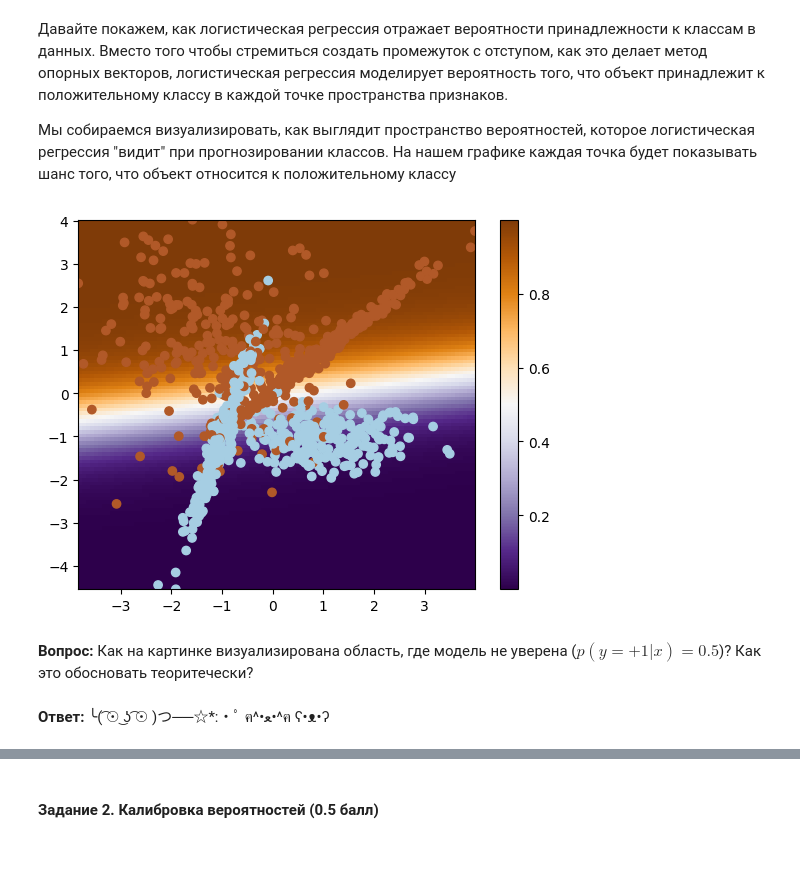
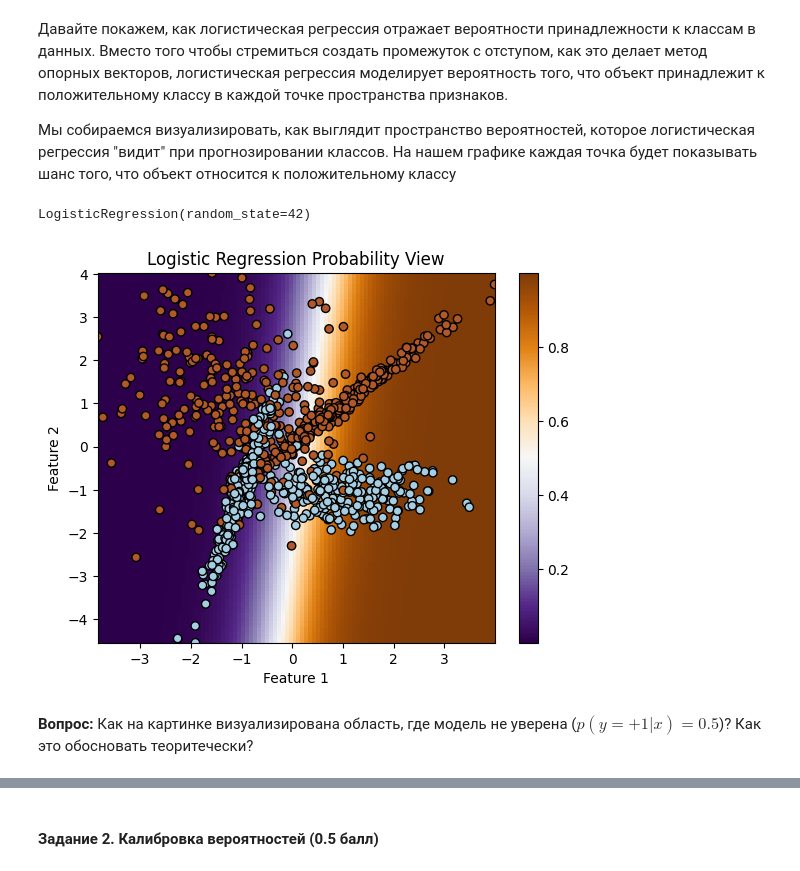
Before and after one commit to KoryakovDmitry/mai-ml-linear-classification-lab5, a Jupyter notebook: ML_MAI_&_SBER_Linear_classification_LAB_5.ipynb, the cells around one changed output, grey strips where cells are left out. Saved outputs shown, nothing was run; the diff lists cells and outputs as text; code cells hidden in the pictures.

```diff
--- a/ML_MAI_&_SBER_Linear_classification_LAB_5.ipynb
+++ b/ML_MAI_&_SBER_Linear_classification_LAB_5.ipynb
@@ -385,35 +401,42 @@ plot_svm_2D(X, y, model)
 Давайте покажем, как логистическая регрессия отражает вероятности принадлежности к классам в данных. Вместо того чтобы стремиться создать промежуток с отступом, как это делает метод опорных векторов, логистическая регрессия моделирует вероятность того, что объект принадлежит к положительному классу в каждой точке пространства признаков.
 
 Мы собираемся визуализировать, как выглядит пространство вероятностей, которое логистическая регрессия "видит" при прогнозировании классов. На нашем графике каждая точка будет показывать шанс того, что объект относится к положительному классу
+# %%
+# Генерация синтетических данных с 2 признаками
+X, y = make_classification(n_samples=1000, n_features=2, n_informative=2, n_redundant=0, random_state=42)
+
+# Обучение логистической регрессии
+log_reg = LogisticRegression(random_state=42)
+log_reg.fit(X, y)
+# %% [output]
+LogisticRegression(random_state=42)
 # %%
 def plot_logreg_2D(X, y, model):
-
-    #создали сетку
-    xx = np.linspace(X[:,0].min(), X[:,0].max(), 100)
-    yy = np.linspace(X[:,1].min(), X[:,1].max(), 100)
+    # Создание сетки
+    xx = np.linspace(X[:, 0].min(), X[:, 0].max(), 100)
+    yy = np.linspace(X[:, 1].min(), X[:, 1].max(), 100)
     YY, XX = np.meshgrid(yy, xx)
     xy = np.vstack([XX.ravel(), YY.ravel()]).T
 
-    #Ответы модели для сетки для отрисовки распределения
-    Z = #your code here
-    Z = Z.reshape((xx.shape[0], -1)).T
+    # Ответы модели для сетки для отрисовки распределения
+    Z = model.predict_proba(xy)[:, 1]
+    Z = Z.reshape(XX.shape)
 
-
+    # Отображение вероятностей
     image = plt.imshow(Z, interpolation='nearest',
                        extent=(xx.min(), xx.max(), yy.min(), yy.max()),
                        aspect='auto', origin='lower', cmap=plt.cm.PuOr_r)
 
-    #Отрисовали выборку
-    plt.scatter(#your code here
-                cmap=plt.cm.Paired)
+    # Отрисовка выборки
+    plt.scatter(X[:, 0], X[:, 1], c=y, edgecolors='k', cmap=plt.cm.Paired)
+    plt.colorbar(image)
+    plt.title("Logistic Regression Probability View")
+    plt.xlabel("Feature 1")
+    plt.ylabel("Feature 2")
+    plt.show()
 
-    plt.colorbar(image)
-
-
-plot_logreg_2D(X, y, model)
+plot_logreg_2D(X, y, log_reg)
 # %% [output]
-[figure, old version]
+[figure, new version]
 # %% [markdown]
 **Вопрос:** Как на картинке визуализирована область, где модель не уверена ($p(y=+1|x) = 0.5$)? Как это обосновать теоритечески?
-# %% [markdown]
-**Ответ:** ╰( ͡☉ ͜ʖ ͡☉ )つ──☆*:・ﾟ   ฅ^•ﻌ•^ฅ   ʕ•ᴥ•ʔ
```
Also changed, not shown: parts of 13 cells of this notebook.
